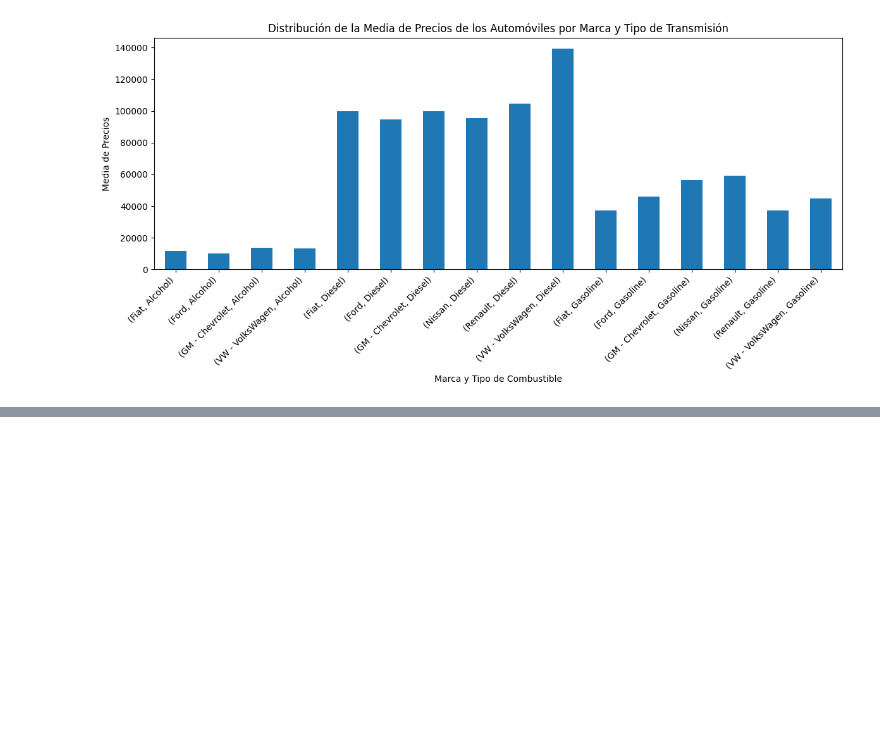
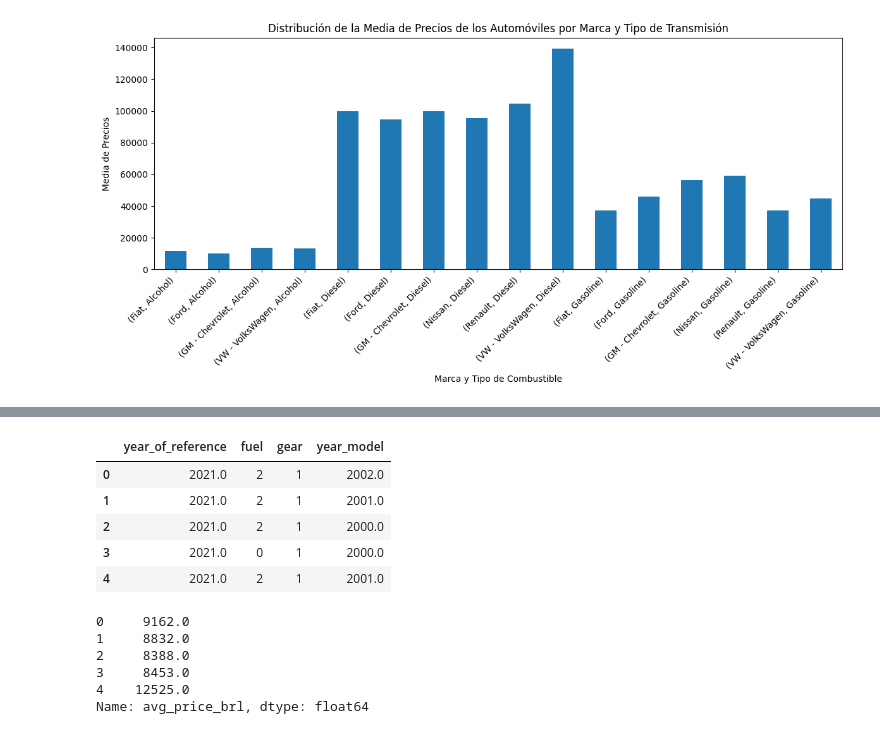
Before and after one commit to JocimarGalante/PrecosCarrosBrasil_IA, a Jupyter notebook: solution.ipynb, the cells around one changed output, grey strips where cells are left out. Drawn from its saved outputs; the diff is of its cells as text; code cells hidden in the pictures; blank space fills up the shorter version.

```diff
--- a/solution.ipynb
+++ b/solution.ipynb
@@ -296,0 +367,22 @@ Name: avg_price_brl, dtype: float64
+# %%
+# Variável X contém apenas variáveis numéricas de interesse para a análise, excluindo a variável target
+X = initial_data_numeric.drop(['avg_price_brl'], axis = 1)
+X.head()
+# %% [output]
+|  | year_of_reference | fuel | gear | year_model |
+| 0 | 2021.0 | 2 | 1 | 2002.0 |
+| 1 | 2021.0 | 2 | 1 | 2001.0 |
+| 2 | 2021.0 | 2 | 1 | 2000.0 |
+| 3 | 2021.0 | 0 | 1 | 2000.0 |
+| 4 | 2021.0 | 2 | 1 | 2001.0 |
+# %%
+# Variável Y contém apenas a variável target - avg_price_brl
+Y = initial_data_numeric['avg_price_brl']
+Y.head()
+# %% [output]
+0     9162.0
+1     8832.0
+2     8388.0
+3     8453.0
+4    12525.0
+Name: avg_price_brl, dtype: float64
```
Also changed, not shown: parts of 12 cells of this notebook.
